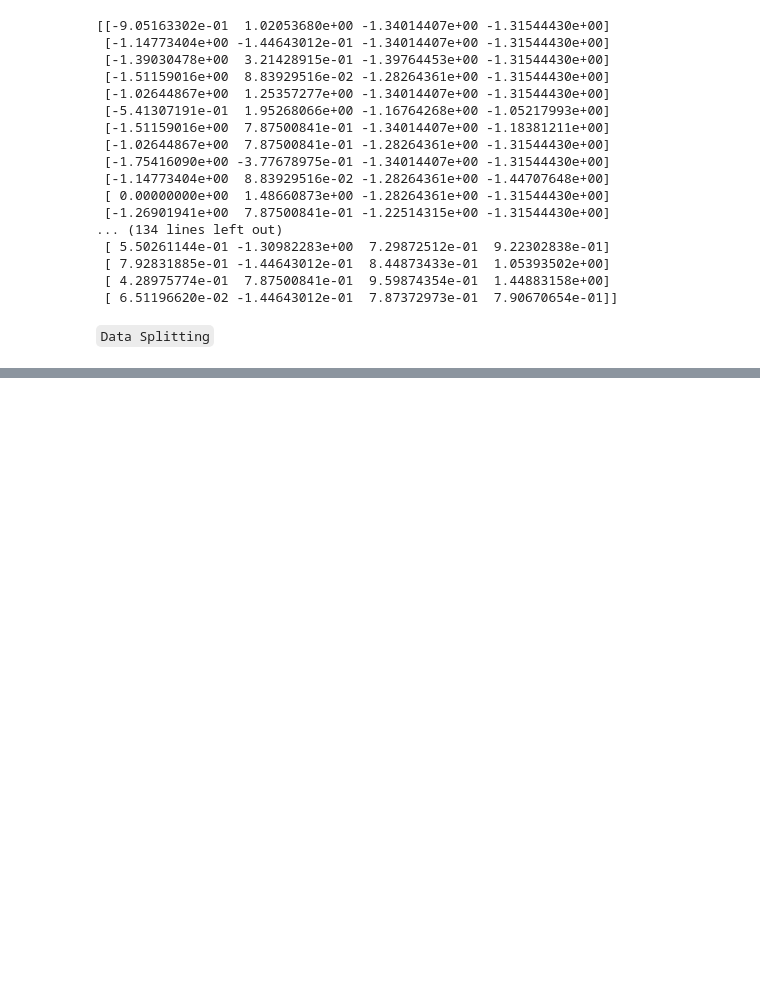
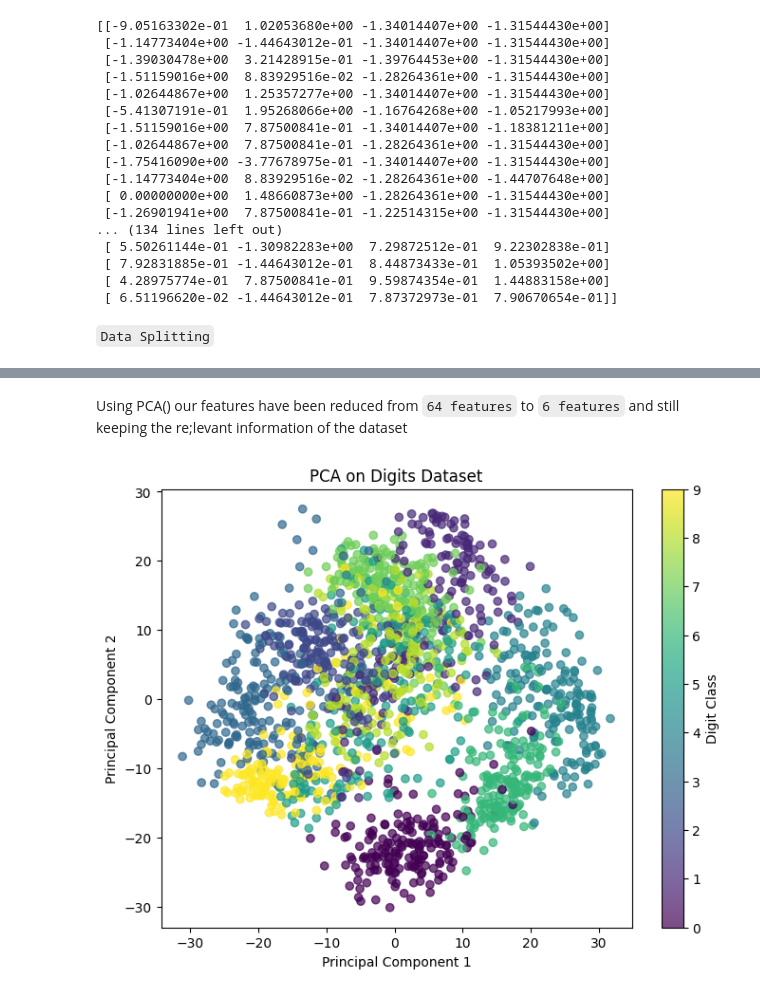
Before and after one commit to RIDOX-AIeNG/BACKEND-AI, a Jupyter notebook: Backend/CA_DATA_PREPROCESSING.ipynb, the cells around one changed output, grey strips where cells are left out. Drawn from its saved outputs; the diff is of its cells as text; code cells hidden in the pictures; blank space fills up the shorter version.

```diff
--- a/Backend/CA_DATA_PREPROCESSING.ipynb
+++ b/Backend/CA_DATA_PREPROCESSING.ipynb
@@ -247,0 +338,10 @@ normal_features = normalizer.fit_transform(normalize_features)
+# %%
+# Lets make a copy of  X
+X_dimensions = X.copy()
+
+# CREATE an instance of your PCAC() class and choose the numbers of your principal components
+# choose the numbers of your principal components(n_components)
+pc = PCA(n_components=6)
+
+# fit and transform the feratures to reflect the reduced dimensions
+Reduced_X_Dimensions = pc.fit_transform(X_dimensions)
@@ -247,0 +368,15 @@ normal_features = normalizer.fit_transform(normalize_features)
+# %% [markdown]
+Using PCA() our features have been reduced from `64 features` to `6 features` and still keeping the re;levant information of the dataset
+# %%
+
+# LEts plot a scatter plot for our PCA results
+# We will plot our first and second PCs  to see their relatedness
+plt.figure(figsize=(8,6))
+plt.scatter(Reduced_X_Dimensions[:, 0],Reduced_X_Dimensions[:, 1], c=y, cmap='viridis', alpha=0.7)
+plt.colorbar(label="Digit Class")
+plt.xlabel("Principal Component 1")
+plt.ylabel("Principal Component 2")
+plt.title("PCA on Digits Dataset")
+plt.show()
+# %% [output]
+[figure, added]
```
Also changed, not shown: parts of 17 cells of this notebook, 1 other file.
